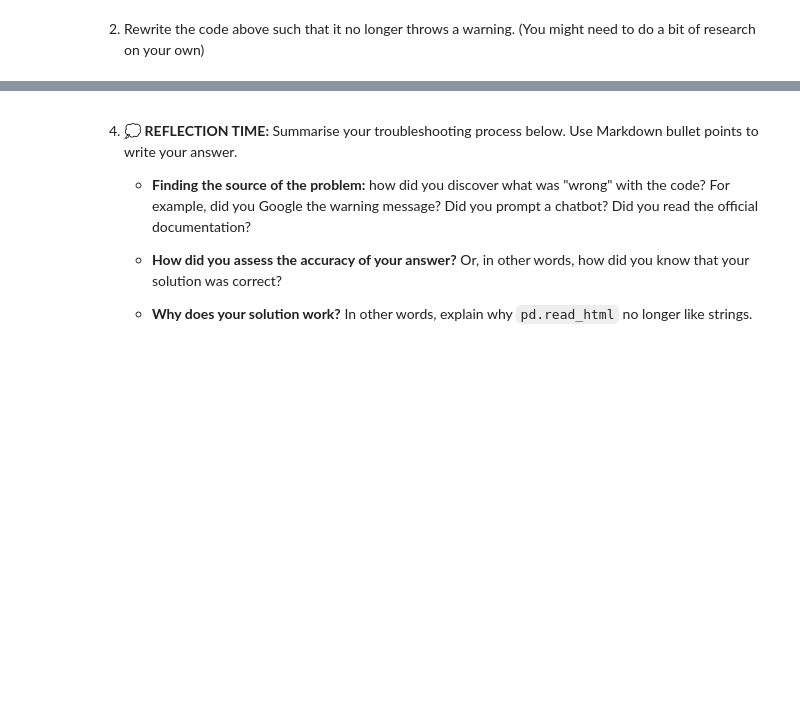
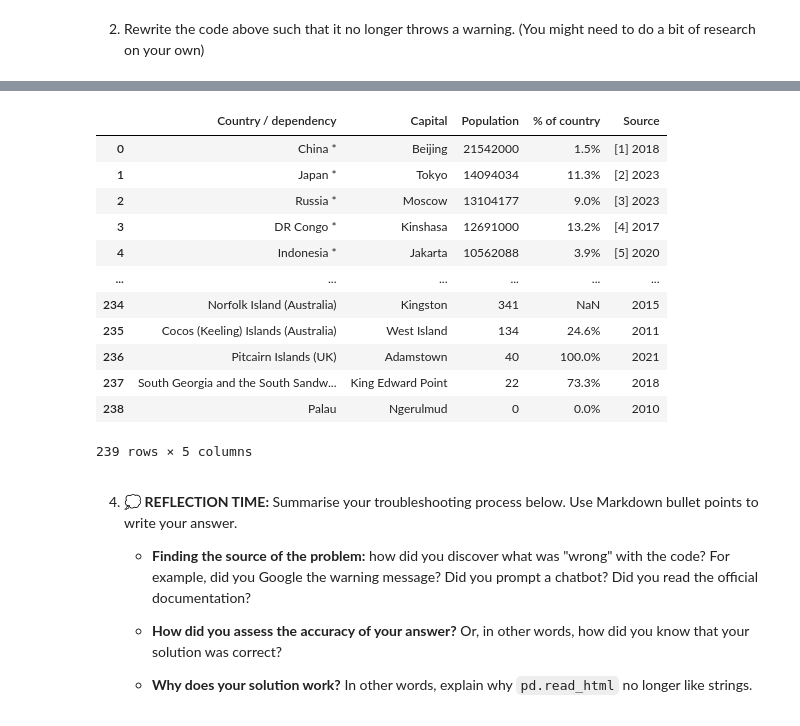
Before and after one commit to Logan-Daniels/DS105W, a Jupyter notebook: week07/LSE_DS105W_2024_W07_lab.ipynb, the cells around one changed output, grey strips where cells are left out. Saved outputs shown, nothing was run; the diff lists cells and outputs as text; code cells hidden in the pictures; blank space fills up the shorter version.

```diff
--- a/week07/LSE_DS105W_2024_W07_lab.ipynb
+++ b/week07/LSE_DS105W_2024_W07_lab.ipynb
@@ -159,3 +200,34 @@ FutureWarning: Passing literal html to 'read_html' is deprecated and will be rem
+# %%
+from io import StringIO
+
+base_url = "https://en.wikipedia.org/wiki/List_of_national_capitals_by_population"
+
+response = requests.get(base_url)
+sel = Selector(text=response.text)
+
+# Identify the CSS selector for the '19-th century' table
+table_selector = "table.wikitable"
+
+# Extract the HTML elements matching the CSS selector
+table = StringIO(sel.css(table_selector).extract_first())
+
+df = pd.read_html(table)
+df = df[0]
+df
+# %% [output]
+|  | Country / dependency | Capital | Population | % of country | Source |
+| 0 | China * | Beijing | 21542000 | 1.5% | [1] 2018 |
+| 1 | Japan * | Tokyo | 14094034 | 11.3% | [2] 2023 |
+| 2 | Russia * | Moscow | 13104177 | 9.0% | [3] 2023 |
+| 3 | DR Congo * | Kinshasa | 12691000 | 13.2% | [4] 2017 |
+| 4 | Indonesia * | Jakarta | 10562088 | 3.9% | [5] 2020 |
+| ... | ... | ... | ... | ... | ... |
+| 234 | Norfolk Island (Australia) | Kingston | 341 | NaN | 2015 |
+| 235 | Cocos (Keeling) Islands (Australia) | West Island | 134 | 24.6% | 2011 |
+| 236 | Pitcairn Islands (UK) | Adamstown | 40 | 100.0% | 2021 |
+| 237 | South Georgia and the South Sandw... | King Edward Point | 22 | 73.3% | 2018 |
+| 238 | Palau | Ngerulmud | 0 | 0.0% | 2010 |
+239 rows × 5 columns
 # %% [markdown]
 4. 💭 **REFLECTION TIME:** Summarise your troubleshooting process below. Use Markdown bullet points to write your answer.
 
```
Also changed, not shown: parts of 14 cells of this notebook, 1 other file.
